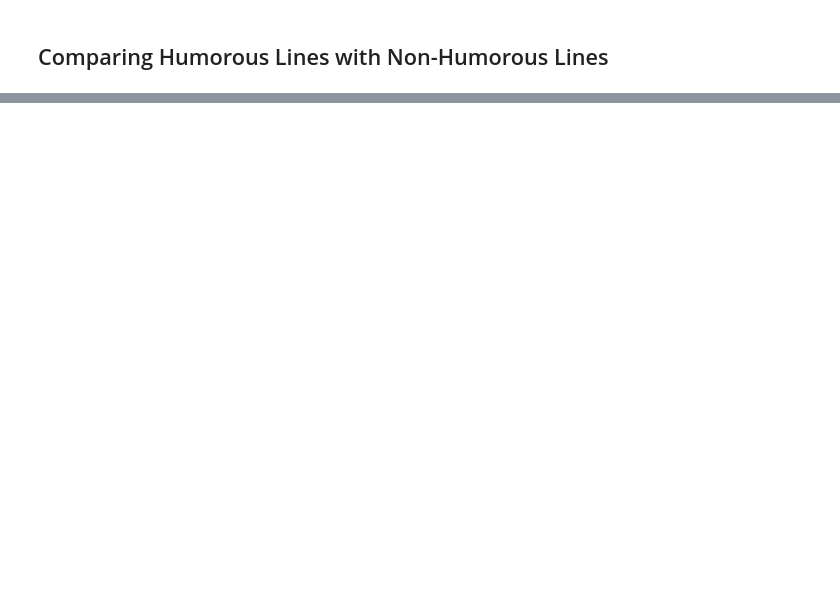
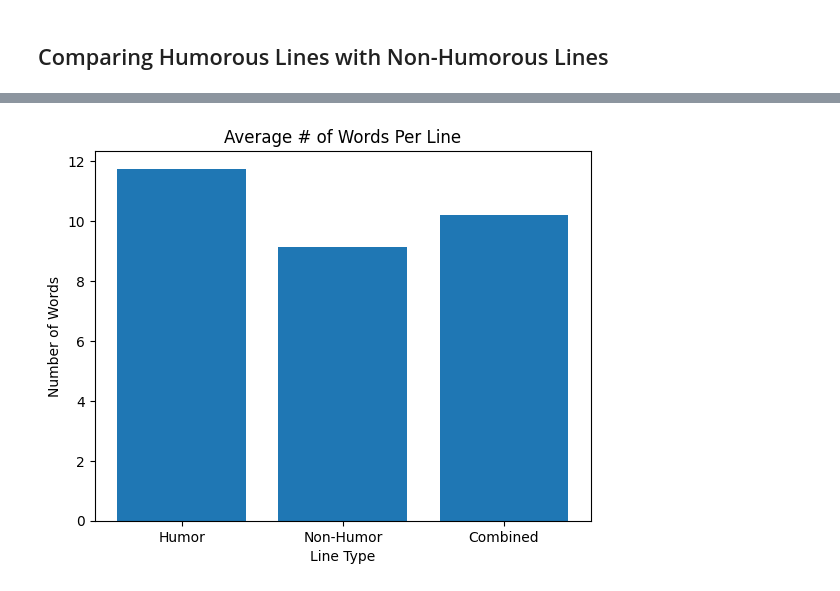
Before and after one commit to adc257/info4940-sitcom, a Jupyter notebook: JG-EDA.ipynb, the cells around one changed output, grey strips where cells are left out. Drawn from its saved outputs; the diff is of its cells as text; code cells hidden in the pictures; blank space fills up the shorter version.

```diff
--- a/JG-EDA.ipynb
+++ b/JG-EDA.ipynb
@@ -29,0 +72,19 @@ ValueError: dictionary update sequence element #0 has length 15; 2 is required
+# %%
+# bar chart comparing avg # of words in humorous, non-humorous, and all lines
+avgNWords = {
+    "Humor": np.array(numberOfWords["Humorous Lines"]).mean(),
+    "Non-Humor": np.array(numberOfWords["Non-Humorous Lines"]).mean(),
+    "Combined": np.array(numberOfWords["Humorous Lines"] + numberOfWords["Non-Humorous Lines"]).mean()
+}
+
+plt.bar(
+    avgNWords.keys(),
+    avgNWords.values(),
+)
+
+plt.title("Average # of Words Per Line")
+plt.xlabel("Line Type")
+plt.ylabel("Number of Words")
+plt.show()
+# %% [output]
+[figure, added]
```
Also changed, not shown: parts of 7 cells of this notebook.
